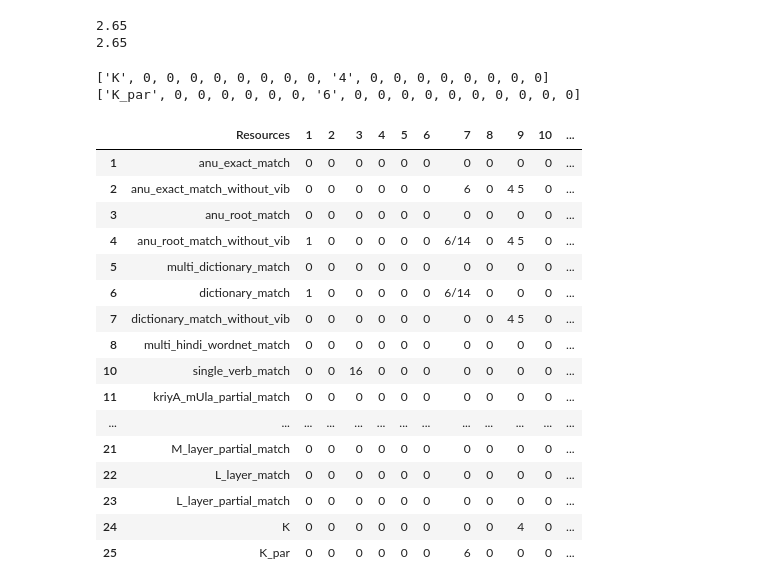
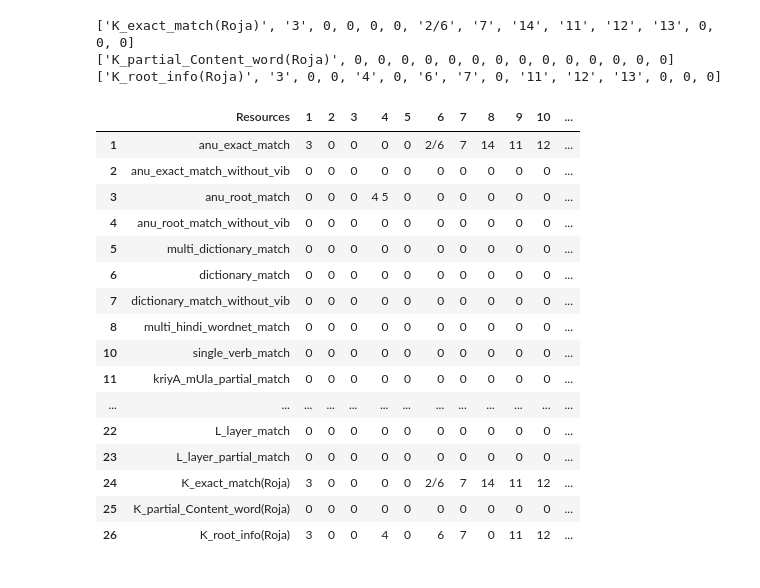
Before and after one commit to PawarKishori/Alignment1, a Jupyter notebook: working_debug/Parser_facts_in_csv.ipynb, the cells around one changed output. Drawn from its saved outputs; the diff is of its cells as text; code cells hidden in the pictures.

```diff
--- a/working_debug/Parser_facts_in_csv.ipynb
+++ b/working_debug/Parser_facts_in_csv.ipynb
@@ -520,11 +523,8 @@ def create_debug_file_for_layer(x, filename):
 #         print("======")
 
 # create_debug_file_for_layer(dictionary_wordnet,"dictionary_match_debug.txt")
-create_debug_file_for_layer(hindi_wordnet,"hindi_wordnet_debug.txt")
-create_debug_file_for_layer(partial_match,"partial_match_debug.txt")
+# create_debug_file_for_layer(hindi_wordnet,"hindi_wordnet_debug.txt")
+# create_debug_file_for_layer(partial_match,"partial_match_debug.txt")
-# %% [output]
-2.65
-2.65
 # %%
 #$$$ 6
 #Roja K layer partial match
@@ -548,68 +548,79 @@ def load_row_from_csv(filename, row_number):
 
 
 k_layer_ids_file= path_tmp + '/H_alignment_parserid.csv'
+
 k_layer_ids= load_row_from_csv(k_layer_ids_file, 1)
 k_layer_ids = cleaning_list(k_layer_ids)
+k_layer_ids[0]= "K_exact_match(Roja)"
 print(k_layer_ids)
+
 k_layer_partial_ids= load_row_from_csv(k_layer_ids_file, 2)
 k_layer_partial_ids = cleaning_list(k_layer_partial_ids)
+k_layer_partial_ids[0]="K_partial_Content_word(Roja)"
 print(k_layer_partial_ids)
+
+k_layer_root_ids= load_row_from_csv(k_layer_ids_file, 3)
+k_layer_root_ids = cleaning_list(k_layer_root_ids)
+k_layer_root_ids[0]="K_root_info(Roja)"
+print(k_layer_root_ids)
 
 # dfs.loc[24] = k_layer_ids
 dfs.loc[dfs.index[-1]+1] = k_layer_ids
 # dfs.loc[25] = k_layer_partial_ids
 dfs.loc[dfs.index[-1]+1] =k_layer_partial_ids
+dfs.loc[dfs.index[-1]+1] =k_layer_root_ids
 
 
 
 
 
 # try:
 
 # k_layer_ids_file= path_tmp + '/H_alignment_parserid.csv'
 # with open(k_layer_ids_file, 'r') as f:
 #     print("ppp")
 #     print(f.read().split("\n")[2].strip("\r").split(","))
 #     k_layer_ids = f.read().split("\n")[2].strip("\r").split(",")
 
 #     k_layer_partial_ids = f.read().split("\n")[2].strip("\r").split(",")
 #     print(k_layer_ids)
 
 #     k_layer_ids = cleaning_list(k_layer_ids)
 # #     k_layer_partial_ids = cleaning_list(k_layer_partial_ids)
 
 #     print(k_layer_ids, len(k_layer_ids), no_of_eng_words)
 
 # dfs.loc[24] = k_layer_ids
 
 # dfs
 # except:
 #     print("FILE MISSING: " + k_layer_ids_file )
 #     log.write("FILE MISSING: " + k_layer_ids_file + "\n")
 # print(show_hindi)
 # print(show_engg)
 
 dfs
 # %% [output]
-['K', 0, 0, 0, 0, 0, 0, 0, 0, '4', 0, 0, 0, 0, 0, 0, 0, 0]
-['K_par', 0, 0, 0, 0, 0, 0, '6', 0, 0, 0, 0, 0, 0, 0, 0, 0, 0]
+['K_exact_match(Roja)', '3', 0, 0, 0, 0, '2/6', '7', '14', '11', '12', '13', 0, 0, 0]
+['K_partial_Content_word(Roja)', 0, 0, 0, 0, 0, 0, 0, 0, 0, 0, 0, 0, 0, 0]
+['K_root_info(Roja)', '3', 0, 0, '4', 0, '6', '7', 0, '11', '12', '13', 0, 0, 0]
 |  | Resources | 1 | 2 | 3 | 4 | 5 | 6 | 7 | 8 | 9 | 10 | ... |
-| 1 | anu_exact_match | 0 | 0 | 0 | 0 | 0 | 0 | 0 | 0 | 0 | 0 | ... |
-| 2 | anu_exact_match_without_vib | 0 | 0 | 0 | 0 | 0 | 0 | 6 | 0 | 4 5 | 0 | ... |
-| 3 | anu_root_match | 0 | 0 | 0 | 0 | 0 | 0 | 0 | 0 | 0 | 0 | ... |
-| 4 | anu_root_match_without_vib | 1 | 0 | 0 | 0 | 0 | 0 | 6/14 | 0 | 4 5 | 0 | ... |
+| 1 | anu_exact_match | 3 | 0 | 0 | 0 | 0 | 2/6 | 7 | 14 | 11 | 12 | ... |
+| 2 | anu_exact_match_without_vib | 0 | 0 | 0 | 0 | 0 | 0 | 0 | 0 | 0 | 0 | ... |
+| 3 | anu_root_match | 0 | 0 | 0 | 4 5 | 0 | 0 | 0 | 0 | 0 | 0 | ... |
+| 4 | anu_root_match_without_vib | 0 | 0 | 0 | 0 | 0 | 0 | 0 | 0 | 0 | 0 | ... |
 | 5 | multi_dictionary_match | 0 | 0 | 0 | 0 | 0 | 0 | 0 | 0 | 0 | 0 | ... |
-| 6 | dictionary_match | 1 | 0 | 0 | 0 | 0 | 0 | 6/14 | 0 | 0 | 0 | ... |
-| 7 | dictionary_match_without_vib | 0 | 0 | 0 | 0 | 0 | 0 | 0 | 0 | 4 5 | 0 | ... |
+| 6 | dictionary_match | 0 | 0 | 0 | 0 | 0 | 0 | 0 | 0 | 0 | 0 | ... |
+| 7 | dictionary_match_without_vib | 0 | 0 | 0 | 0 | 0 | 0 | 0 | 0 | 0 | 0 | ... |
 | 8 | multi_hindi_wordnet_match | 0 | 0 | 0 | 0 | 0 | 0 | 0 | 0 | 0 | 0 | ... |
-| 10 | single_verb_match | 0 | 0 | 16 | 0 | 0 | 0 | 0 | 0 | 0 | 0 | ... |
+| 10 | single_verb_match | 0 | 0 | 0 | 0 | 0 | 0 | 0 | 0 | 0 | 0 | ... |
 | 11 | kriyA_mUla_partial_match | 0 | 0 | 0 | 0 | 0 | 0 | 0 | 0 | 0 | 0 | ... |
 | ... | ... | ... | ... | ... | ... | ... | ... | ... | ... | ... | ... | ... |
-| 21 | M_layer_partial_match | 0 | 0 | 0 | 0 | 0 | 0 | 0 | 0 | 0 | 0 | ... |
 | 22 | L_layer_match | 0 | 0 | 0 | 0 | 0 | 0 | 0 | 0 | 0 | 0 | ... |
 | 23 | L_layer_partial_match | 0 | 0 | 0 | 0 | 0 | 0 | 0 | 0 | 0 | 0 | ... |
-| 24 | K | 0 | 0 | 0 | 0 | 0 | 0 | 0 | 0 | 4 | 0 | ... |
-| 25 | K_par | 0 | 0 | 0 | 0 | 0 | 0 | 6 | 0 | 0 | 0 | ... |
+| 24 | K_exact_match(Roja) | 3 | 0 | 0 | 0 | 0 | 2/6 | 7 | 14 | 11 | 12 | ... |
+| 25 | K_partial_Content_word(Roja) | 0 | 0 | 0 | 0 | 0 | 0 | 0 | 0 | 0 | 0 | ... |
+| 26 | K_root_info(Roja) | 3 | 0 | 0 | 4 | 0 | 6 | 7 | 0 | 11 | 12 | ... |
 # %%
 # #remove=========================
 # #10 11 12 => [10, 11, 12]
```
Also changed, not shown: parts of 10 cells of this notebook, 5 other files.
